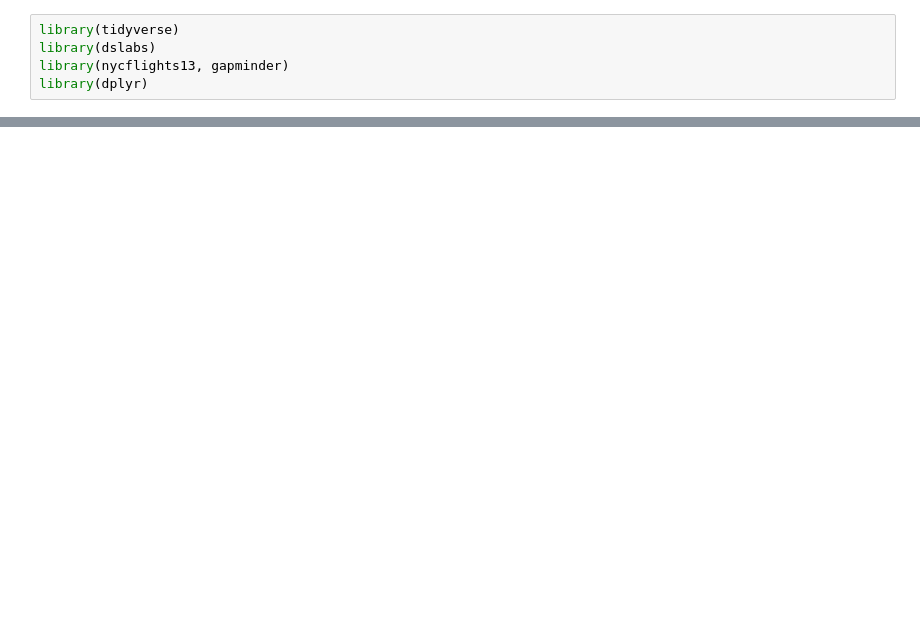
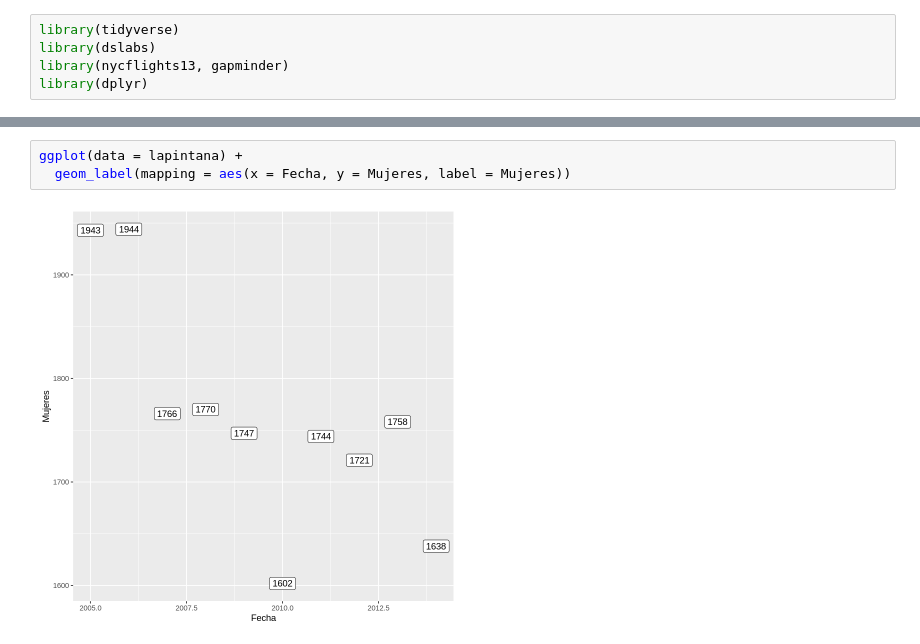
Before and after one commit to rafatorrealba/learningR, a Jupyter notebook: poblacion.ipynb, the cells around one changed output, grey strips where cells are left out. Drawn from its saved outputs; the diff is of its cells as text; blank space fills up the shorter version.

```diff
--- a/poblacion.ipynb
+++ b/poblacion.ipynb
@@ -47,0 +41,5 @@ head(poblacion_2002_2020) %>%
+# %%
+ggplot(data = lapintana) +
+  geom_label(mapping = aes(x = Fecha, y = Mujeres, label = Mujeres))
+# %% [output]
+[figure, added]
```
Also changed, not shown: parts of 15 cells of this notebook, 4 other files.
